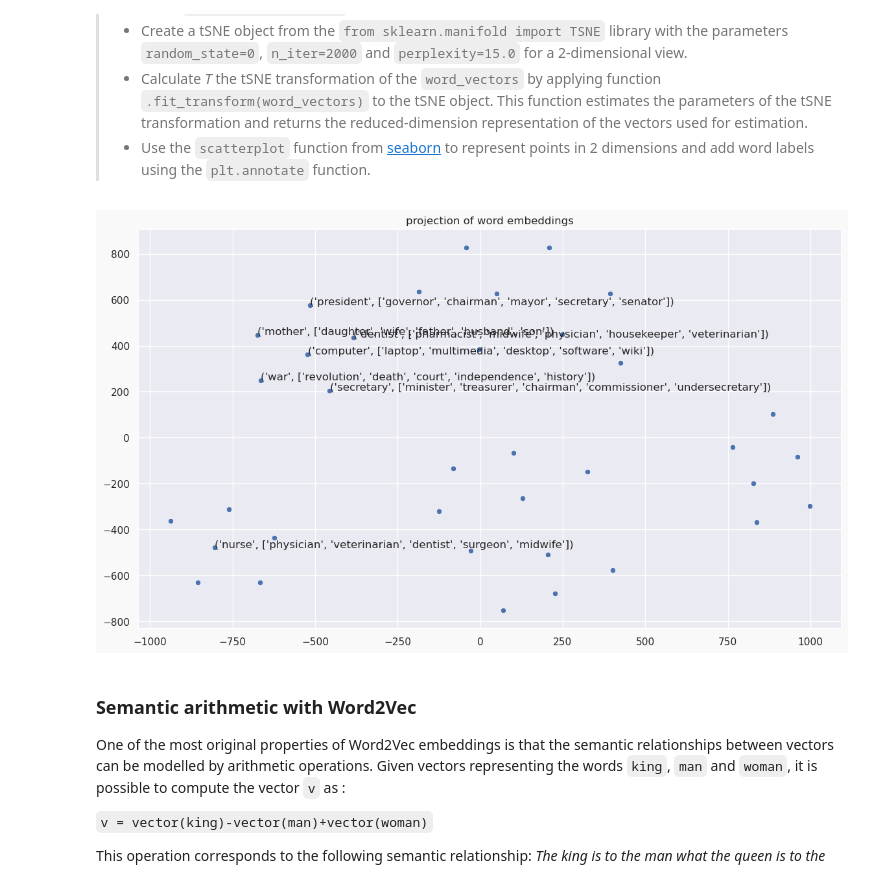
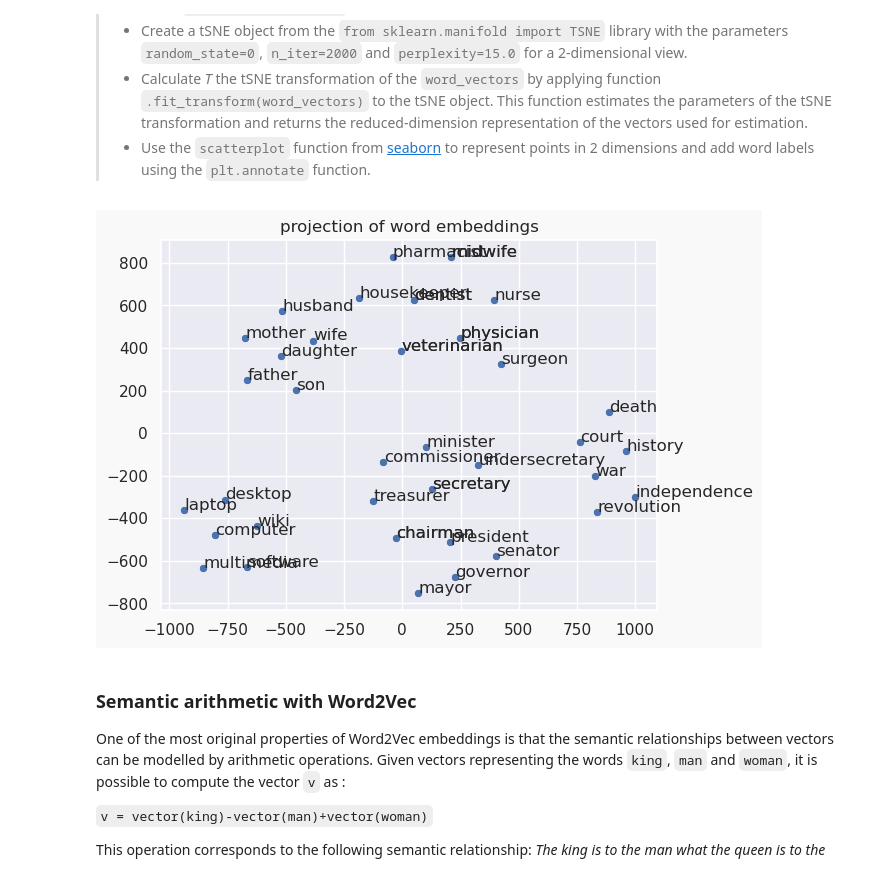
Before and after one commit to lzabar/nlp-lab-text-embedding, a Jupyter notebook: Embeddings_20025.ipynb, the cells around one changed output. Saved outputs shown, nothing was run; the diff lists cells and outputs as text; code cells hidden in the pictures.

Commit message:
index word

```diff
--- a/Embeddings_20025.ipynb
+++ b/Embeddings_20025.ipynb
@@ -129,35 +129,36 @@ import matplotlib.pyplot as plt
 # display matplotlib graphics in notebook
 %matplotlib inline
 import seaborn as sns
 
 # retrieve the word representation
 # YOUR CODE HERE
 word_vectors = np.array([embeddings[words.index(word)] for word, neighbors in words_plus_neighbors for word in [word] + neighbors])
 
 # create the tSNE transform
 # YOUR CODE HERE
 tsne = TSNE(n_components=2, random_state=0, n_iter=2000, perplexity=15.0)
 
 # fit and transform the word vectors, store in T
 # YOUR CODE HERE
 T = tsne.fit_transform(word_vectors)
 
 # plot
 fig = plt.figure()
 fig.patch.set_facecolor('#f9f9f9')
 
 sns.set(rc={'figure.figsize':(14, 8)})
 sns.set(font_scale=1)
 
 sns.scatterplot(x=T[:, 0], y=T[:, 1])
 
-for label, x, y in zip(words_plus_neighbors, T[:, 0], T[:, 1]):
+word_list = [word for word, neighbors in words_plus_neighbors for word in [word] + neighbors]
+for label, x, y in zip(word_list, T[:, 0], T[:, 1]):
     plt.annotate(label, xy=(x+1, y+1), xytext=(0, 0), textcoords='offset points')
 
 plt.title("projection of word embeddings")
 plt.show()
 # %% [output]
-[figure, old version]
+[figure, new version]
 # %% [markdown]
 ### Semantic arithmetic with Word2Vec
 
```
Also changed, not shown: parts of 11 cells of this notebook.
